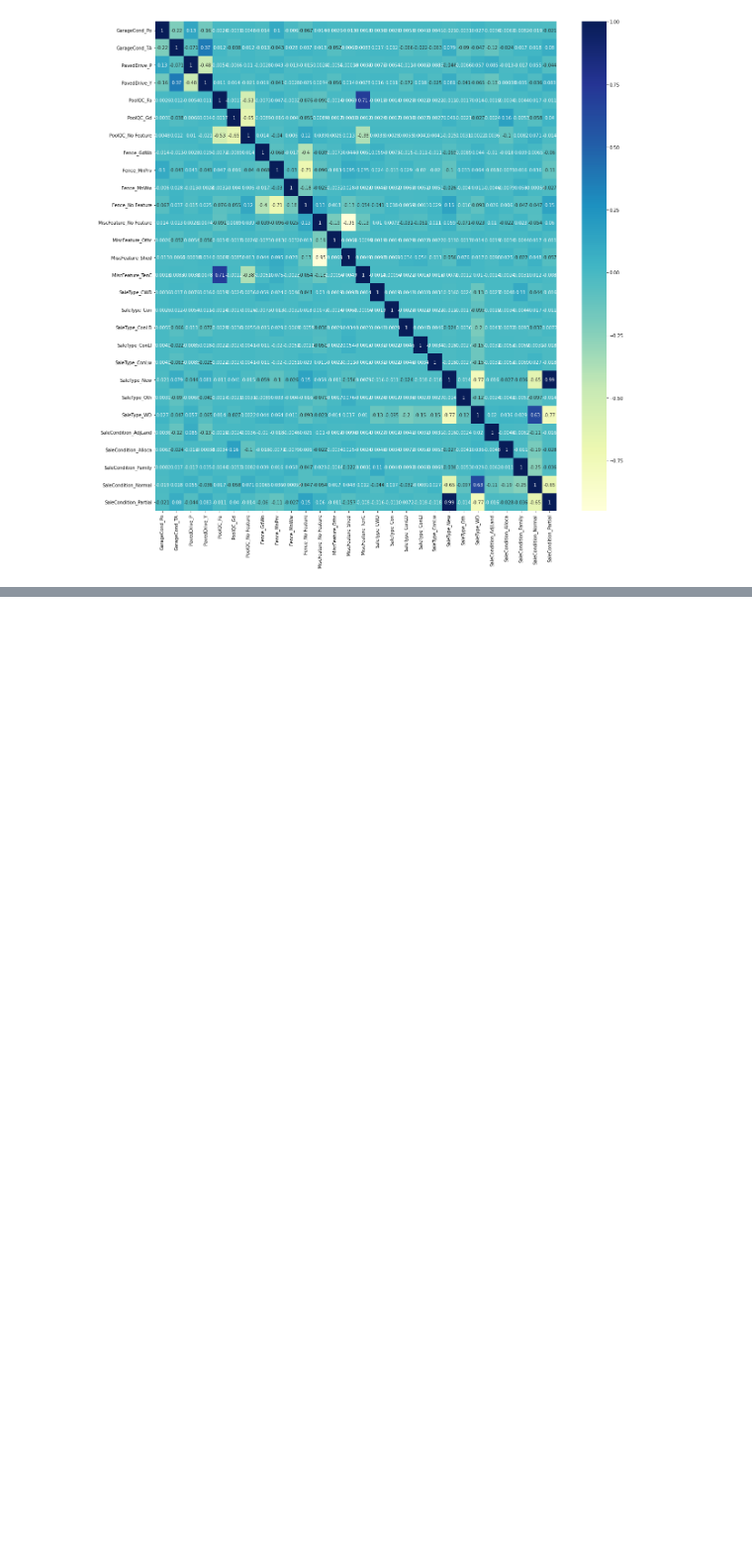
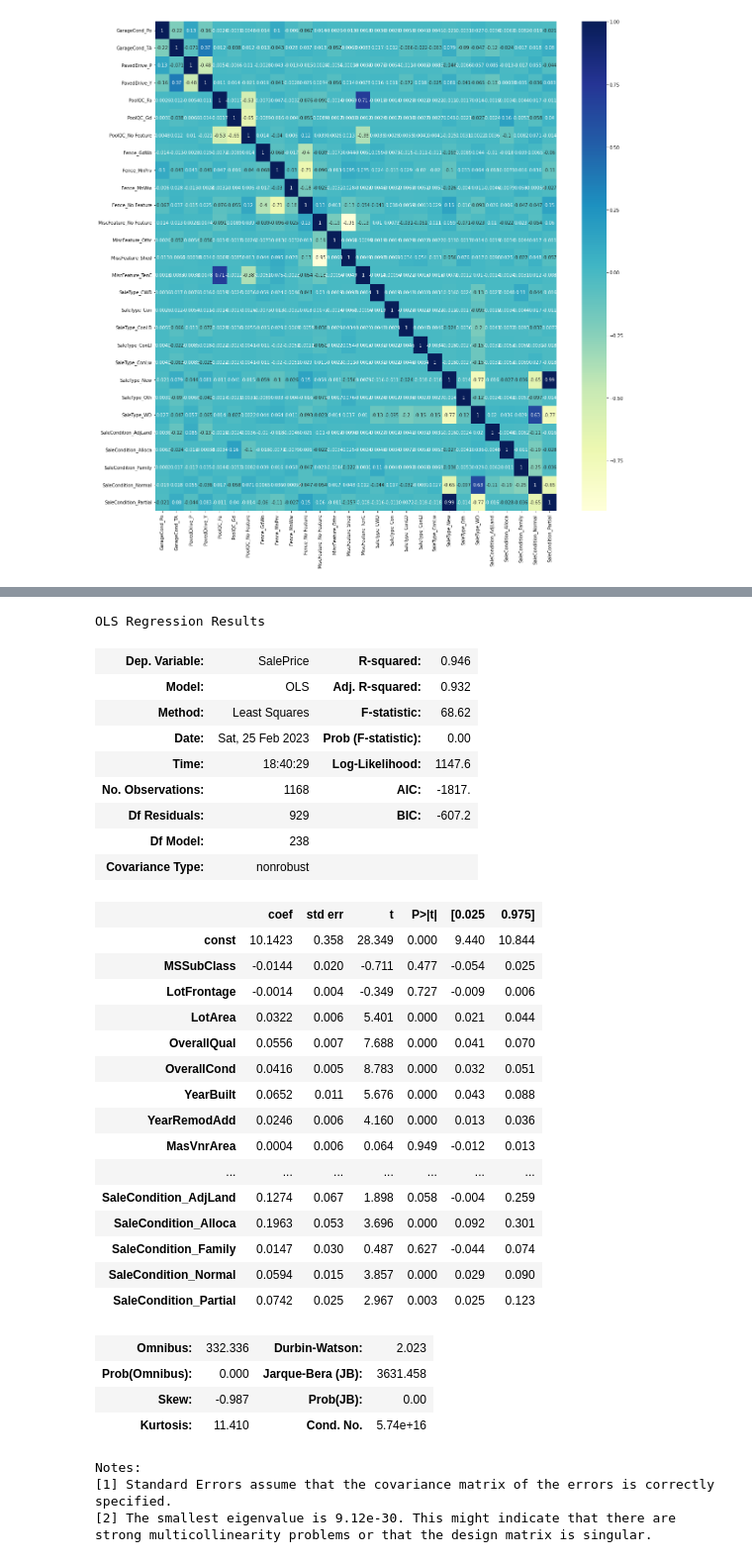
Before and after one commit to HussainPythonista/Australian_Housing_Prediction, a Jupyter notebook: Housing_DataSet_Data_Preparation_Model.ipynb, the cells around one changed output, grey strips where cells are left out. Shown at 99% size. Drawn from its saved outputs; the diff is of its cells as text; code cells hidden in the pictures; blank space fills up the shorter version.

```diff
--- a/Housing_DataSet_Data_Preparation_Model.ipynb
+++ b/Housing_DataSet_Data_Preparation_Model.ipynb
@@ -517,0 +559,43 @@ first_Value
+# %%
+
+#Running the linear model
+linearModel=sm.OLS(y_train,StatsModel_DataFrame).fit()
+#Checking for summary
+#With summary we can check the P-values
+# Higher the P-value we have that much of evidence for Null hypothesis
+linearModel.summary()
+# %% [output]
+OLS Regression Results
+| Dep. Variable: | SalePrice | R-squared: | 0.946 |
+| Model: | OLS | Adj. R-squared: | 0.932 |
+| Method: | Least Squares | F-statistic: | 68.62 |
+| Date: | Sat, 25 Feb 2023 | Prob (F-statistic): | 0.00 |
+| Time: | 18:40:29 | Log-Likelihood: | 1147.6 |
+| No. Observations: | 1168 | AIC: | -1817. |
+| Df Residuals: | 929 | BIC: | -607.2 |
+| Df Model: | 238 |  |  |
+| Covariance Type: | nonrobust |  |  |
+|  | coef | std err | t | P>|t| | [0.025 | 0.975] |
+| const | 10.1423 | 0.358 | 28.349 | 0.000 | 9.440 | 10.844 |
+| MSSubClass | -0.0144 | 0.020 | -0.711 | 0.477 | -0.054 | 0.025 |
+| LotFrontage | -0.0014 | 0.004 | -0.349 | 0.727 | -0.009 | 0.006 |
+| LotArea | 0.0322 | 0.006 | 5.401 | 0.000 | 0.021 | 0.044 |
+| OverallQual | 0.0556 | 0.007 | 7.688 | 0.000 | 0.041 | 0.070 |
+| OverallCond | 0.0416 | 0.005 | 8.783 | 0.000 | 0.032 | 0.051 |
+| YearBuilt | 0.0652 | 0.011 | 5.676 | 0.000 | 0.043 | 0.088 |
+| YearRemodAdd | 0.0246 | 0.006 | 4.160 | 0.000 | 0.013 | 0.036 |
+| MasVnrArea | 0.0004 | 0.006 | 0.064 | 0.949 | -0.012 | 0.013 |
+| ... | ... | ... | ... | ... | ... | ... |
+| SaleCondition_AdjLand | 0.1274 | 0.067 | 1.898 | 0.058 | -0.004 | 0.259 |
+| SaleCondition_Alloca | 0.1963 | 0.053 | 3.696 | 0.000 | 0.092 | 0.301 |
+| SaleCondition_Family | 0.0147 | 0.030 | 0.487 | 0.627 | -0.044 | 0.074 |
+| SaleCondition_Normal | 0.0594 | 0.015 | 3.857 | 0.000 | 0.029 | 0.090 |
+| SaleCondition_Partial | 0.0742 | 0.025 | 2.967 | 0.003 | 0.025 | 0.123 |
+| Omnibus: | 332.336 | Durbin-Watson: | 2.023 |
+| Prob(Omnibus): | 0.000 | Jarque-Bera (JB): | 3631.458 |
+| Skew: | -0.987 | Prob(JB): | 0.00 |
+| Kurtosis: | 11.410 | Cond. No. | 5.74e+16 |
+Notes:
+[1] Standard Errors assume that the covariance matrix of the errors is correctly specified.
+[2] The smallest eigenvalue is 9.12e-30. This might indicate that there are
+strong multicollinearity problems or that the design matrix is singular.
```
Also changed, not shown: parts of 91 cells of this notebook.
